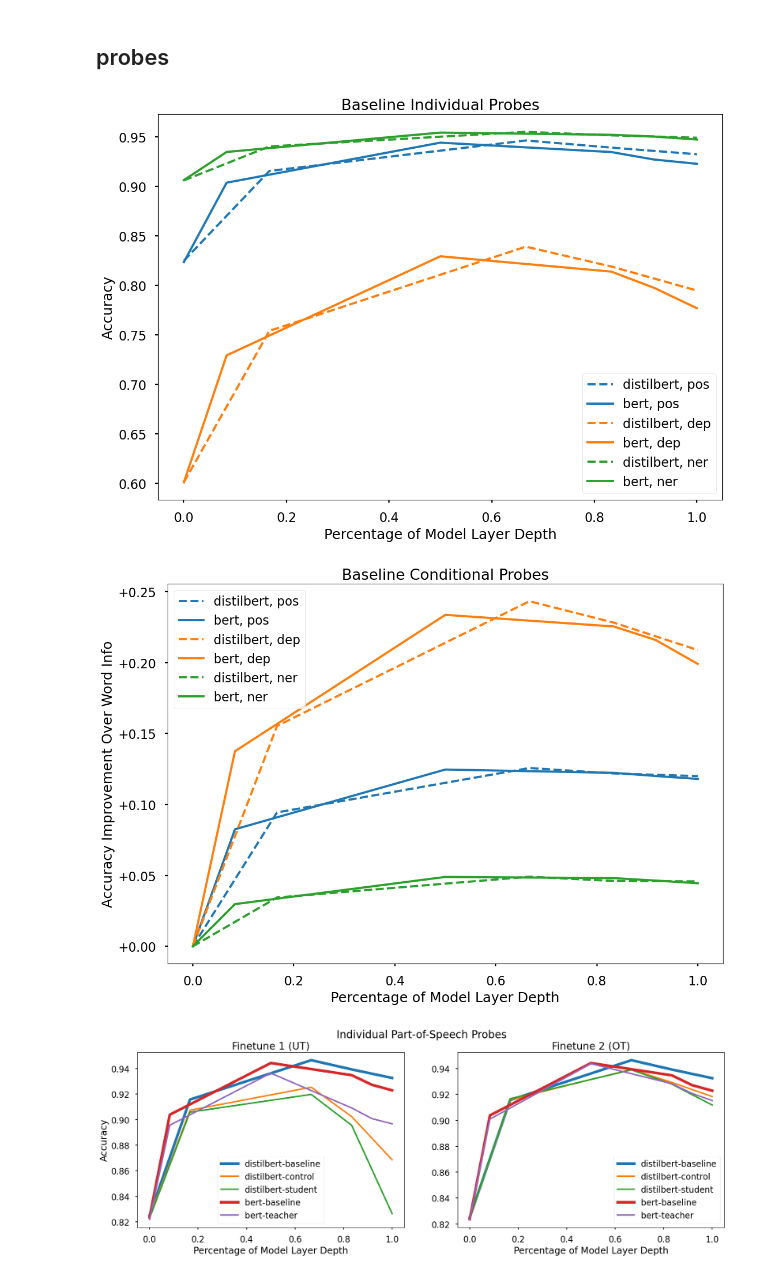
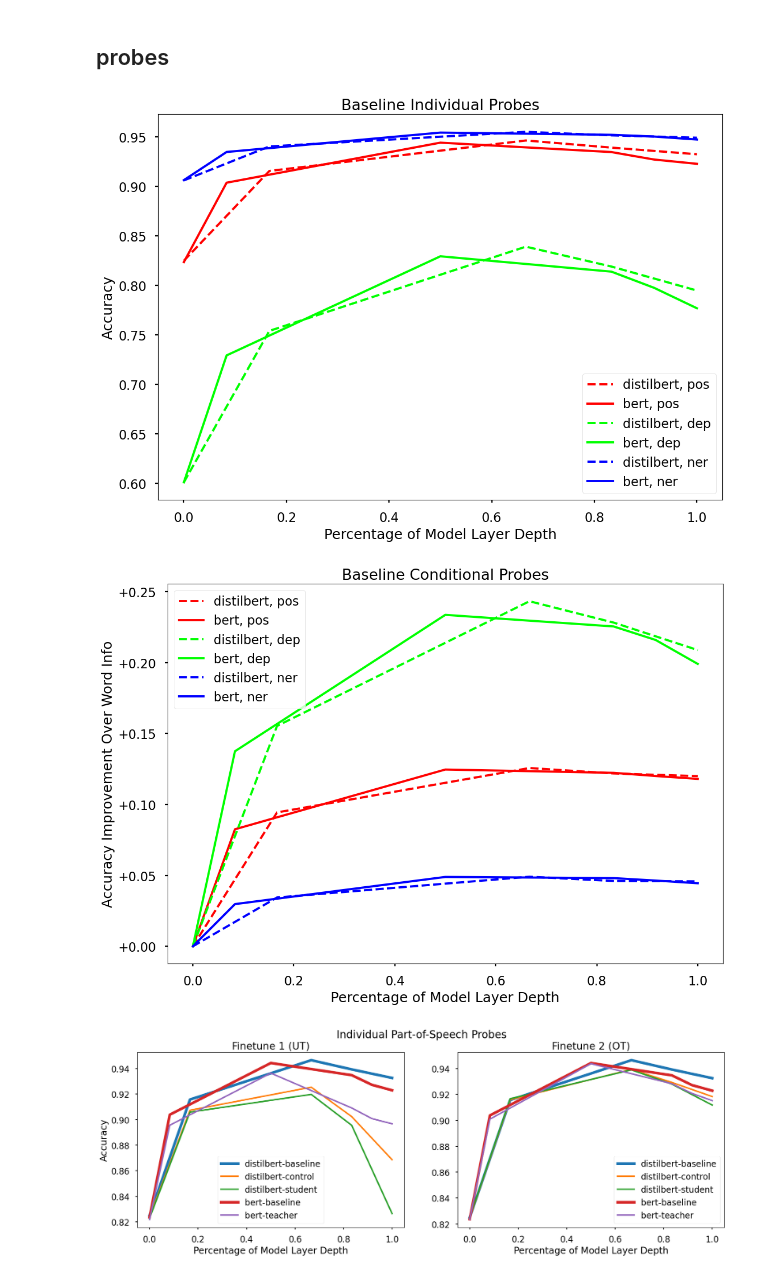
Before and after one commit to zy-f/nlp-distill-probing, a Jupyter notebook: visualization.ipynb, the cells around one changed output. Saved outputs shown, nothing was run; the diff lists cells and outputs as text; code cells hidden in the pictures.

Commit message:
custom color schemes for plos

```diff
--- a/visualization.ipynb
+++ b/visualization.ipynb
@@ -26,34 +26,35 @@ fancy_model_names = {
 
 }
 # %%
+COLORS = ['#FF0000', '#00FF00', '#0000FF']
 df = pd.read_csv('data/probe_outputs.csv')
 for ptype in ['indiv', 'cond']:
     fig, ax = plt.subplots(1)
     ax.set_title(f"Baseline {full_words[ptype]} Probes")
     ax.set_xlabel('Percentage of Model Layer Depth')
     if ptype == 'cond':
         ax.set_ylabel('Accuracy Improvement Over Word Info')
         formatter = matplotlib.ticker.FuncFormatter(lambda x, pos: f"{x:+.2f}")
         ax.yaxis.set_major_formatter(formatter=formatter)
     else:
         ax.set_ylabel('Accuracy')
     for k,t in enumerate(['pos', 'dep', 'ner']):
         for model in ['distilbert', 'bert']:
             layers = b_layers if model == 'bert' else db_layers
             layer_names = [f'layer{i}' for i in layers]
             tune_types = ['none']
             # if model == 'distilbert':
             #     tune_types += ['mixedmnli']
             subdf = df[(df['m_arch'] == model) & (df['p_type'] == ptype) & (df['p_task'] == t)]
             data_slice = subdf[subdf['m_finetune'] == 'none'][layer_names]
             if ptype == 'cond':
                 data_slice -= data_slice.iloc[0, 0]
             layer_pcts = [l / max(layers) for l in layers]
             ax.plot(layer_pcts, data_slice.values.flatten(), label=f'{model}, {t}', color=COLORS[k], \
                     linestyle='solid' if model == 'bert' else 'dashed')
     ax.legend()
     plt.show()
 # %% [output]
-[figure, old version]
+[figure, new version]
-[figure, old version]
+[figure, new version]
 # %%
```
Also changed, not shown: parts of 1 cell of this notebook.
